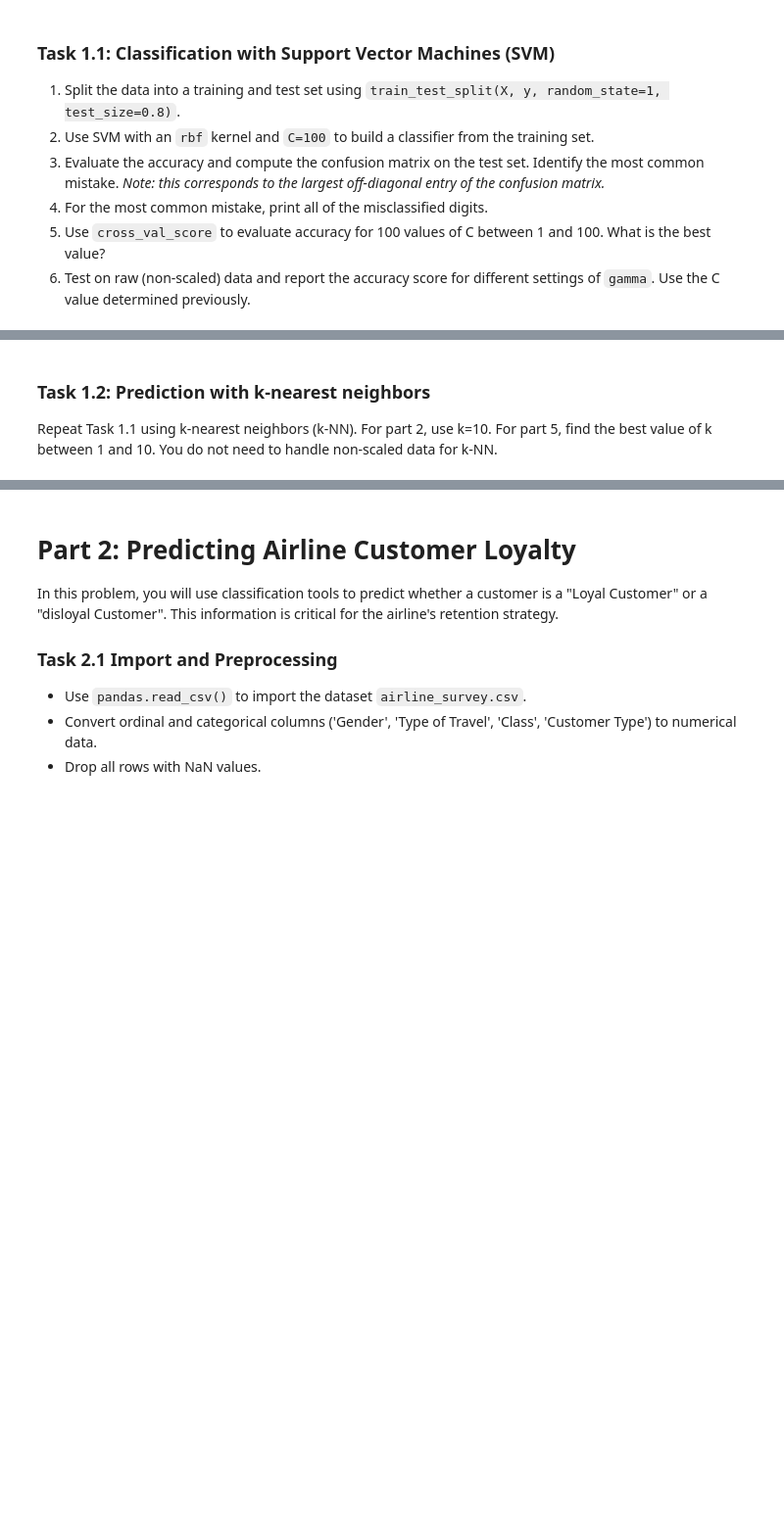
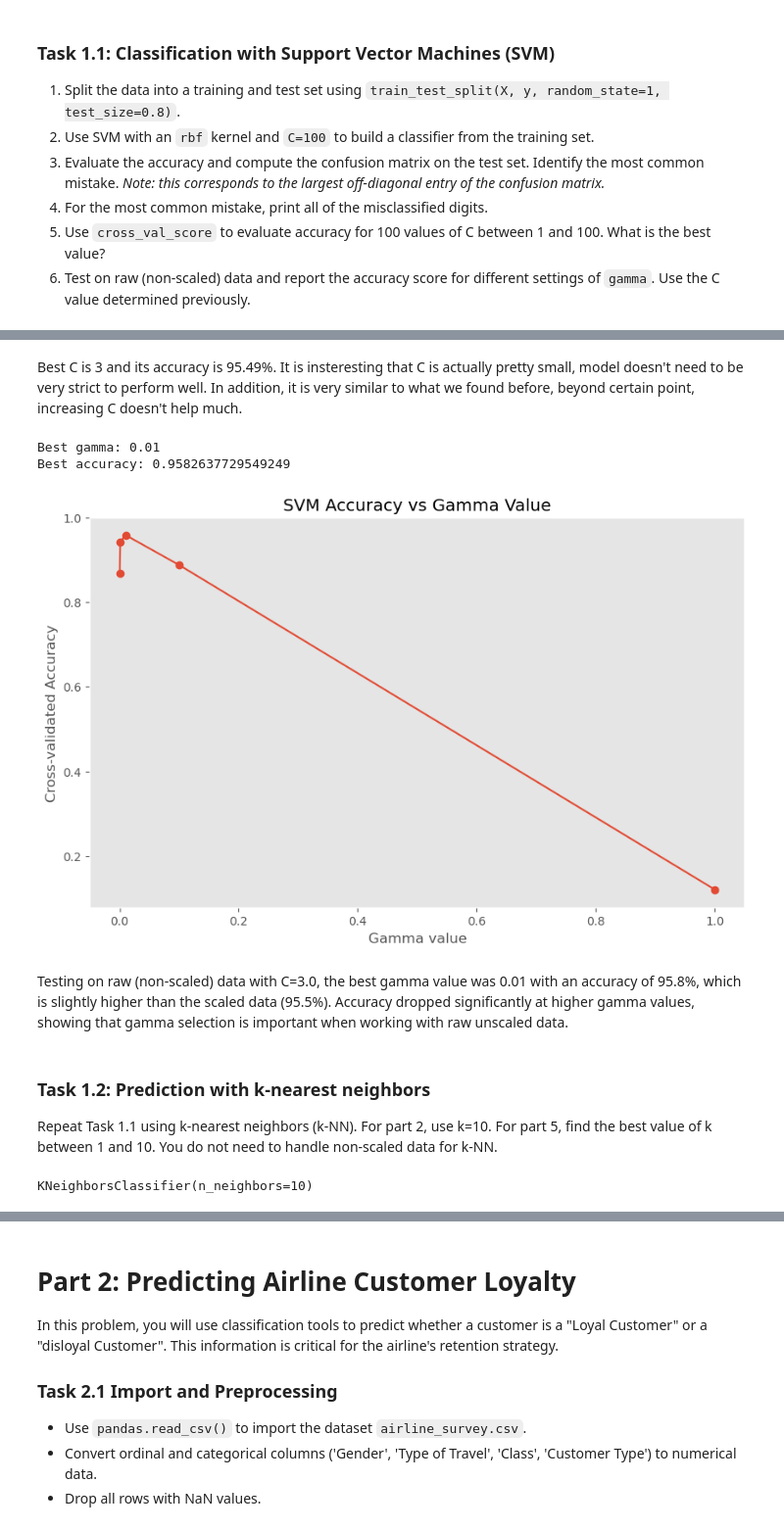
Before and after one commit to datascience-course/2026-datascience-homework, a Jupyter notebook: HW7/HW7.ipynb, the cells around one changed output, grey strips where cells are left out. Shown at 98% size. Saved outputs shown, nothing was run; the diff lists cells and outputs as text; code cells hidden in the pictures; blank space fills up the shorter version.

```diff
--- a/HW7/HW7.ipynb
+++ b/HW7/HW7.ipynb
@@ -130,3 +198,37 @@ You might find [this scikit-learn webpage](https://scikit-learn.org/stable/auto_
+# %% [markdown]
+Best C is 3 and its accuracy is 95.49%. It is insteresting that C is actually pretty small, model doesn't need to be very strict to perform well.
+In addition, it is very similar to what we found before, beyond certain point, increasing C doesn't help much.
+# %%
+# Part 6
+
+X_raw = digits.data
+y = digits.target
+
+
+gamma_values = [0.0001, 0.001, 0.01, 0.1, 1]
+accuracies = []
+for gamma in gamma_values:
+    model = svm.SVC(kernel='rbf', C=3.0, gamma=gamma)
+    scores = cross_val_score(model, X, y, cv=3)
+    accuracies.append(scores.mean())
+
+best_index = np.argmax(accuracies)
+best_gamma = gamma_values[best_index]
+print("Best gamma:", best_gamma)
+print("Best accuracy:", accuracies[best_index])
+
+plt.plot(gamma_values, accuracies, marker='o')
+plt.xlabel('Gamma value')
+plt.ylabel('Cross-validated Accuracy')
+plt.title('SVM Accuracy vs Gamma Value')
+plt.grid()
+plt.show()
+# %% [output]
+Best gamma: 0.01
+Best accuracy: 0.9582637729549249
+[figure, added]
+# %% [markdown]
+Testing on raw (non-scaled) data with C=3.0, the best gamma value was 0.01 with an accuracy of 95.8%, which is slightly higher than the scaled data (95.5%). Accuracy dropped significantly at higher gamma values, showing that gamma selection is important when working with raw unscaled data.
 # %% [markdown]
 ### Task 1.2: Prediction with k-nearest neighbors
 Repeat Task 1.1 using k-nearest neighbors (k-NN).
@@ -145,0 +245,7 @@ You do not need to handle non-scaled data for k-NN.
+# %%
+# Part 2
+model = KNeighborsClassifier(n_neighbors=10)
+model.fit(X_train, y_train)
+print(model)
+# %% [output]
+KNeighborsClassifier(n_neighbors=10)
```
Also changed, not shown: parts of 36 cells of this notebook, 1 other file.
